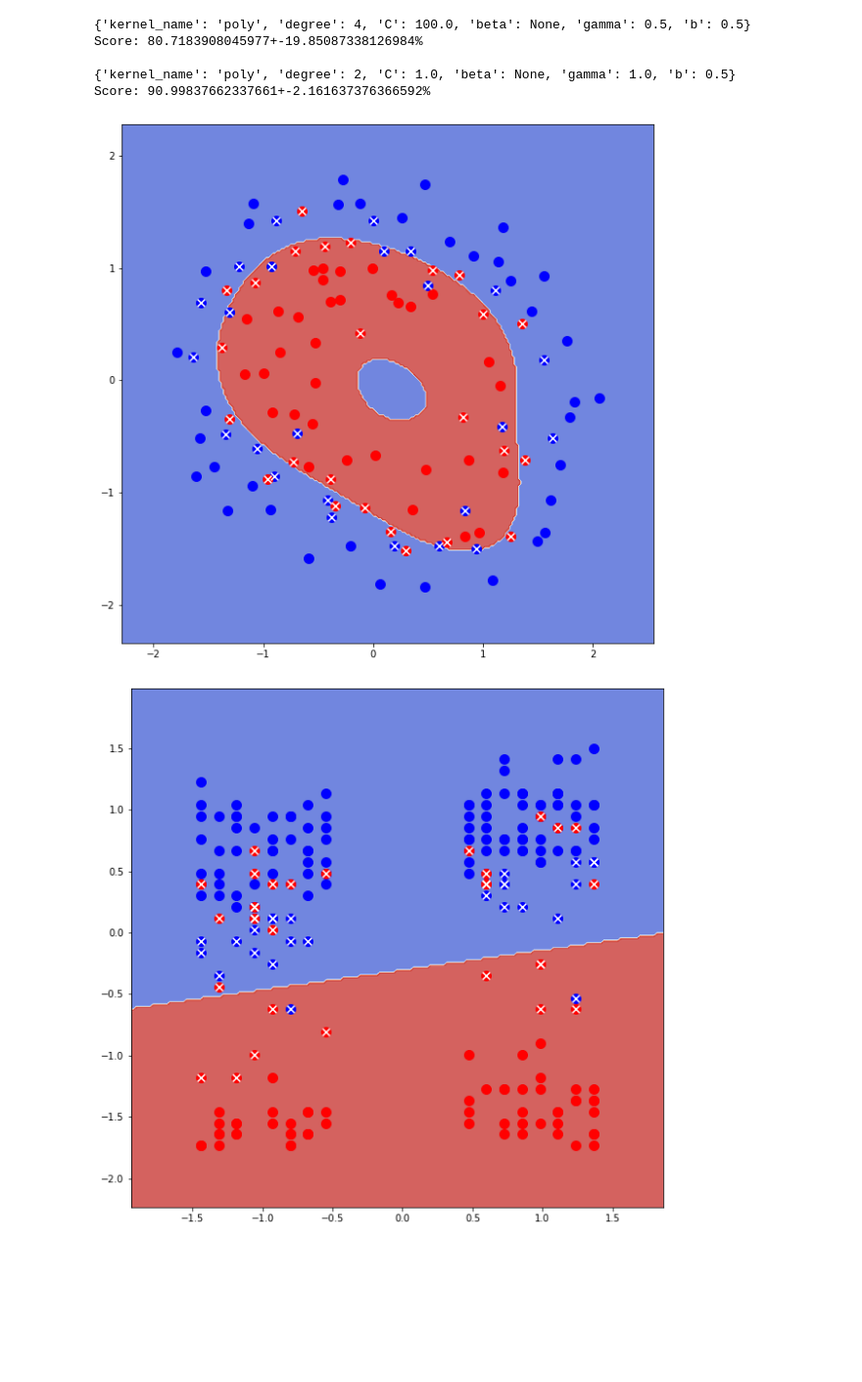
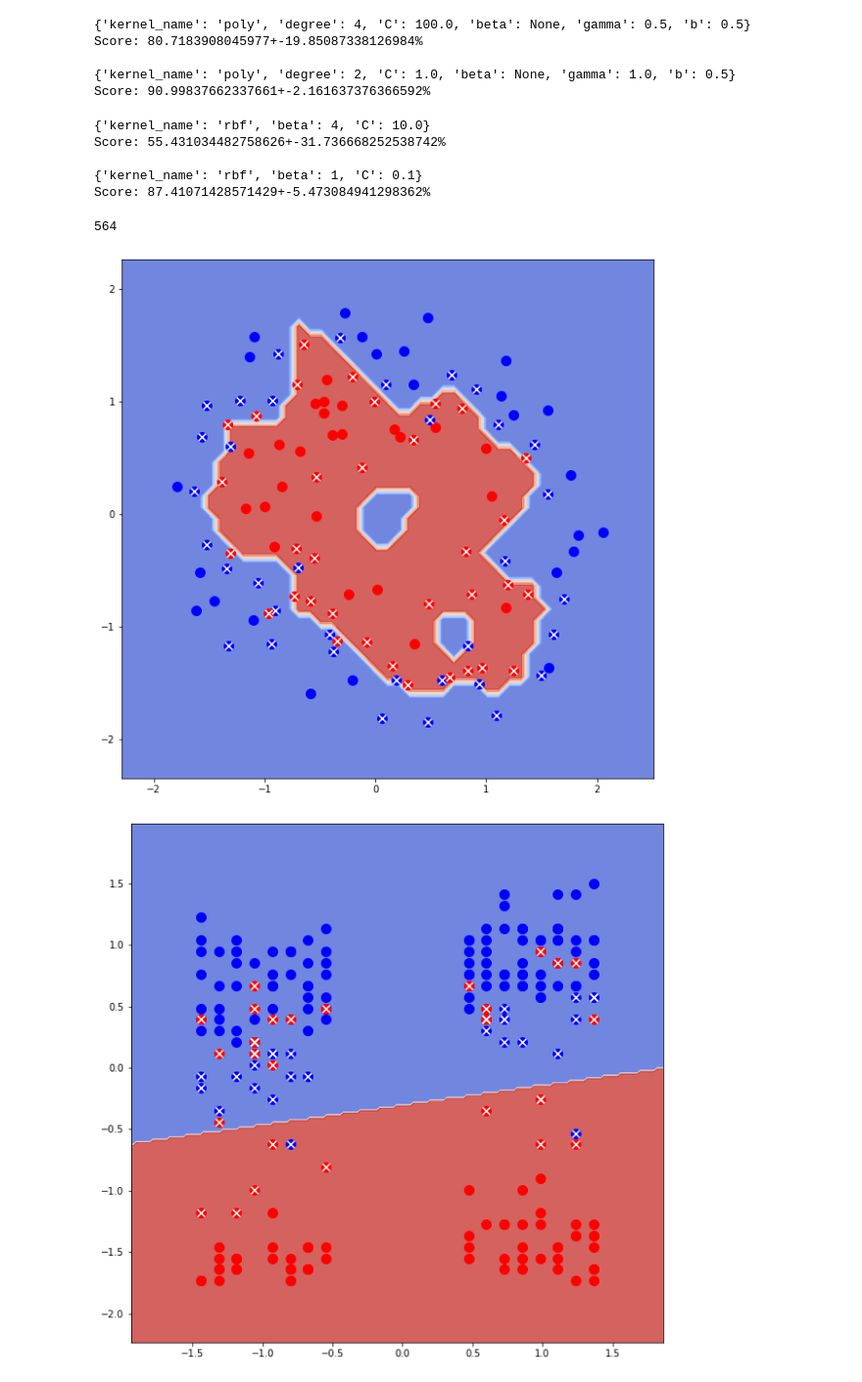
Before and after one commit to sevakon/ml-labs, a Jupyter notebook: labs/svm/lab.ipynb, the cells around one changed output. Shown at 98% size. Saved outputs shown, nothing was run; the diff lists cells and outputs as text; code cells hidden in the pictures; blank space fills up the shorter version.

```diff
--- a/labs/svm/lab.ipynb
+++ b/labs/svm/lab.ipynb
@@ -185,10 +185,47 @@ Score: 80.7183908045977+-19.85087338126984%
 
 {'kernel_name': 'poly', 'degree': 2, 'C': 1.0, 'beta': None, 'gamma': 1.0, 'b': 0.5}
 Score: 90.99837662337661+-2.161637376366592%
+# %%
+for df in [chips_df, geyser_df]:
+    X, y = transform_data(df)
+
+    best_mean_score = -1
+    best_std_score = None
+    best_config = None
+
+    for config in tqdm(rbf_config):
+        kf = KFold(4)
+        scores = list()
+
+        for train_idx, test_idx in kf.split(X):
+            X_train, y_train = X[train_idx], y[train_idx]
+            X_test, y_test = X[test_idx], y[test_idx]
+
+            model = SupportVectorMachine(**config)
+            model.fit(X_train, y_train)
+            y_hat = model.predict(X_test)
+
+            score = accuracy_score(y_test, y_hat)
+            scores.append(score)
+
+        mean_score = np.mean(scores)
+        std_score = np.std(scores)
+
+        if mean_score > best_mean_score:
+            best_mean_score = mean_score
+            best_std_score = std_score
+            best_config = config
+
+    print(best_config)
+    print(f'Score: {best_mean_score*100}+-{best_std_score*100}%')
+# %% [output]
+{'kernel_name': 'rbf', 'beta': 4, 'C': 10.0}
+Score: 55.431034482758626+-31.736668252538742%
+
+{'kernel_name': 'rbf', 'beta': 1, 'C': 0.1}
+Score: 87.41071428571429+-5.473084941298362%
 # %%
-def visualize_model(model, X, y):
-    h = .02  # step size in the mesh
-
+def visualize_model(model, X, y, h=0.02):
     # create a mesh to plot in
     x_min, x_max = X[:, 0].min() - 0.5, X[:, 0].max() + 0.5
     y_min, y_max = X[:, 1].min() -0.5, X[:, 1].max() + 0.5
@@ -197,7 +234,7 @@ def visualize_model(model, X, y):
 
     zz = model.predict(np.c_[xx.ravel(), yy.ravel()]).reshape(xx.shape)
 
-#     print(sum(zz.flatten() == 1))
+    print(sum(zz.flatten() == 1))
 
     # Put the result into a color plot
     plt.contourf(xx, yy, zz, cmap=plt.cm.coolwarm, alpha=0.8)
@@ -214,13 +251,19 @@ def visualize_model(model, X, y):
     plt.scatter(x_sup, y_sup, color='white', marker='x', s=60)
 
     plt.show()
+# %%
+model = SupportVectorMachine(kernel_name='rbf', beta=4, C=10)
+X_chips, y_chips = transform_data(chips_df)
+model.fit(X_chips, y_chips)
+visualize_model(model, X_chips, y_chips, h=0.1)
+# %% [output]
+564
+[figure, added]
 # %%
 model = SupportVectorMachine(kernel_name='poly', degree=4, C=100, gamma=0.5, b=0.5)
 X_chips, y_chips = transform_data(chips_df)
 model.fit(X_chips, y_chips)
 visualize_model(model, X_chips, y_chips)
-# %% [output]
-[figure, removed]
 # %%
 model = SupportVectorMachine(kernel_name='linear', C=1.)
 X_geyser, y_geyser = transform_data(geyser_df)
```
Also changed, not shown: parts of 1 cell of this notebook.
